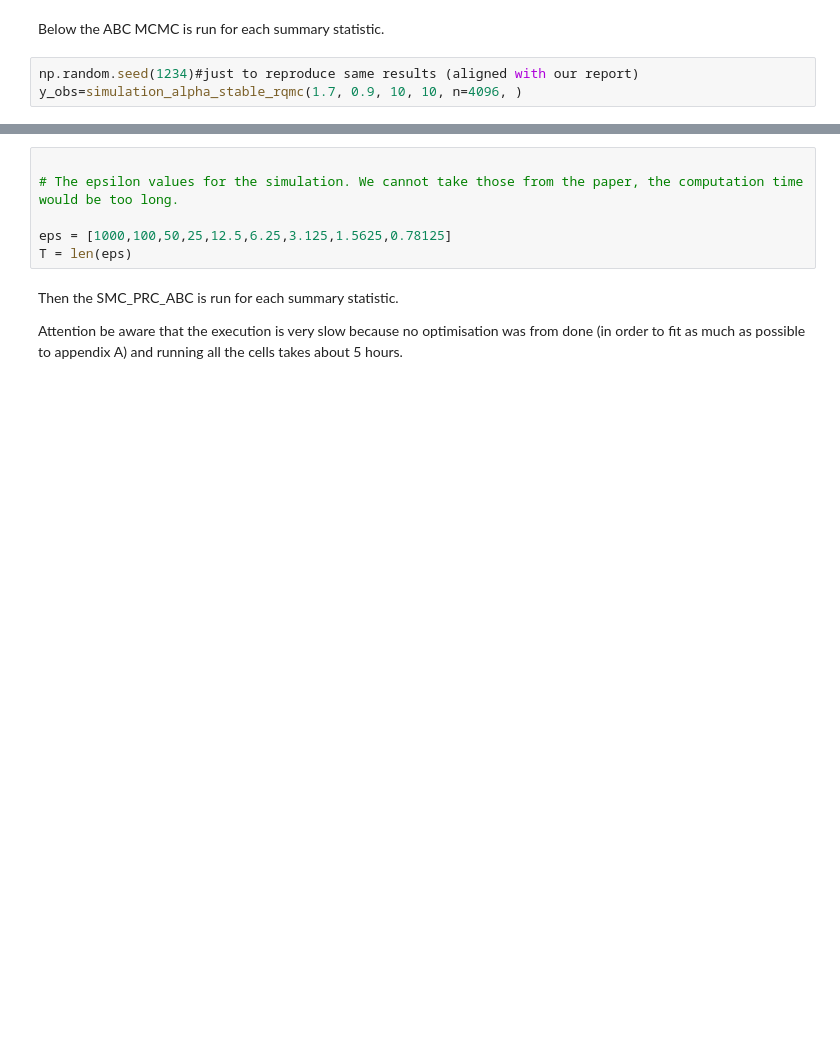
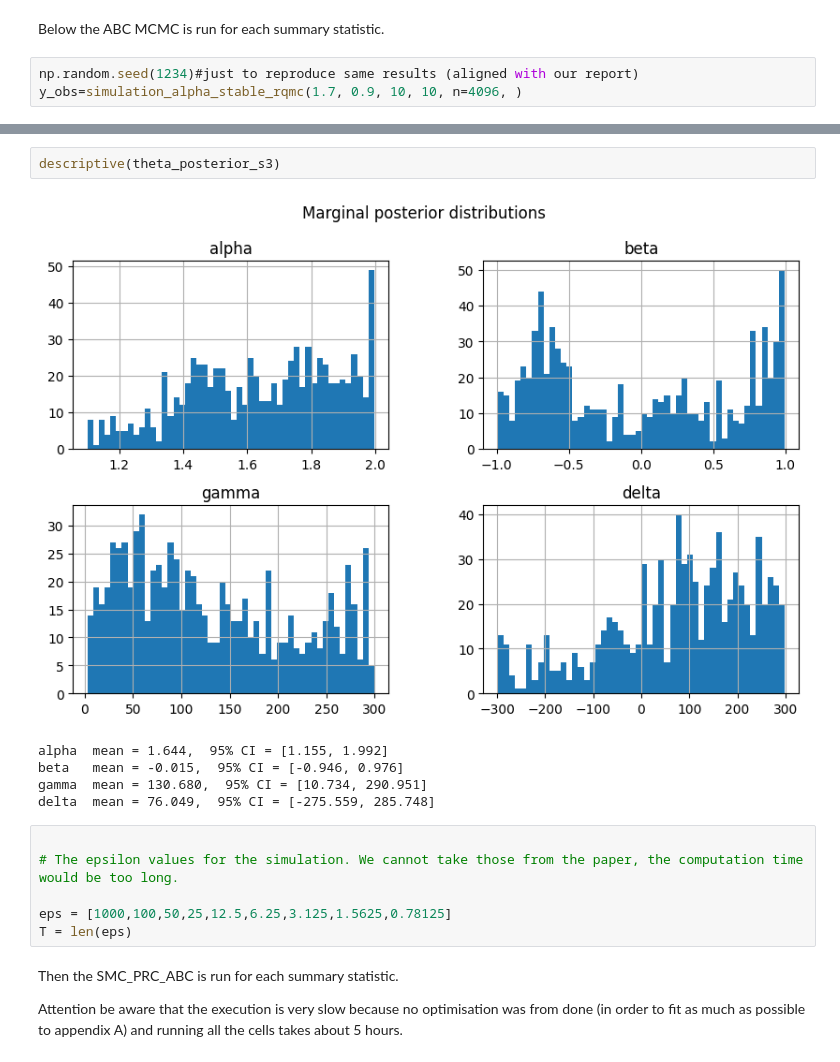
Before and after one commit to elyanrgn/ABC_alpha_stable_models, a Jupyter notebook: main.ipynb, the cells around one changed output, grey strips where cells are left out. Drawn from its saved outputs; the diff is of its cells as text; blank space fills up the shorter version.

```diff
--- a/main.ipynb
+++ b/main.ipynb
@@ -1226,3 +1290,11 @@ prior theta 0 used:  [  1.80197823  -0.45481479  82.93927654 181.12330652]
+# %%
+descriptive(theta_posterior_s3)
+# %% [output]
+[figure, added]
+alpha  mean = 1.644,  95% CI = [1.155, 1.992]
+beta   mean = -0.015,  95% CI = [-0.946, 0.976]
+gamma  mean = 130.680,  95% CI = [10.734, 290.951]
+delta  mean = 76.049,  95% CI = [-275.559, 285.748]
 # %%
 
 # The epsilon values for the simulation. We cannot take those from the paper, the computation time would be too long.
```
Also changed, not shown: parts of 5 cells of this notebook, 1 other file.
